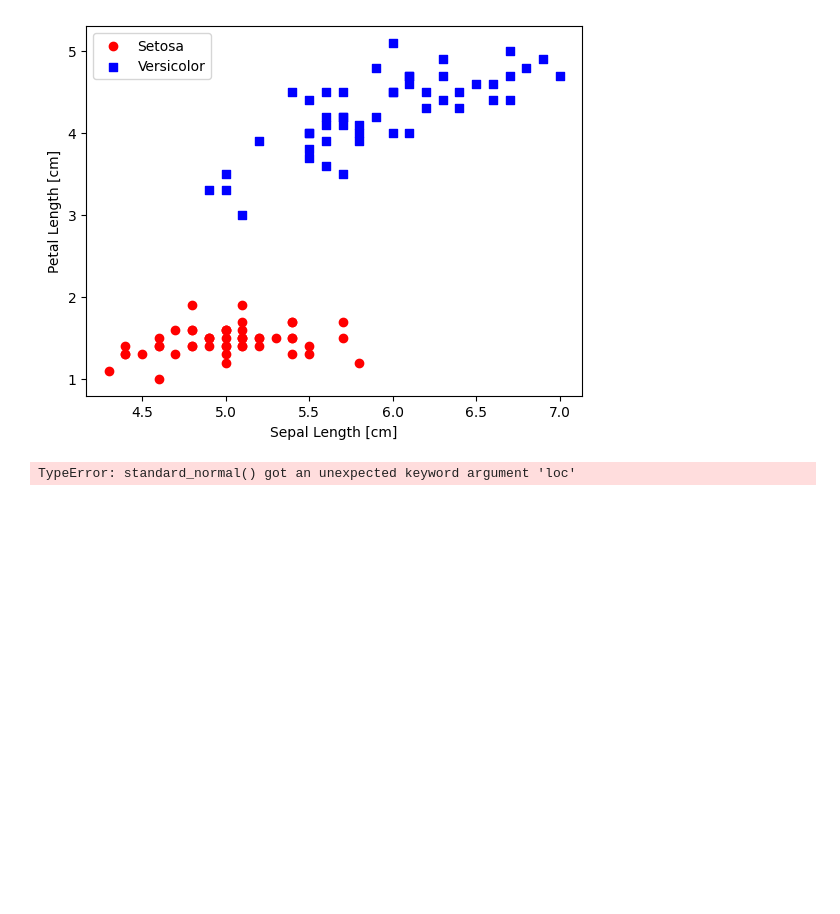
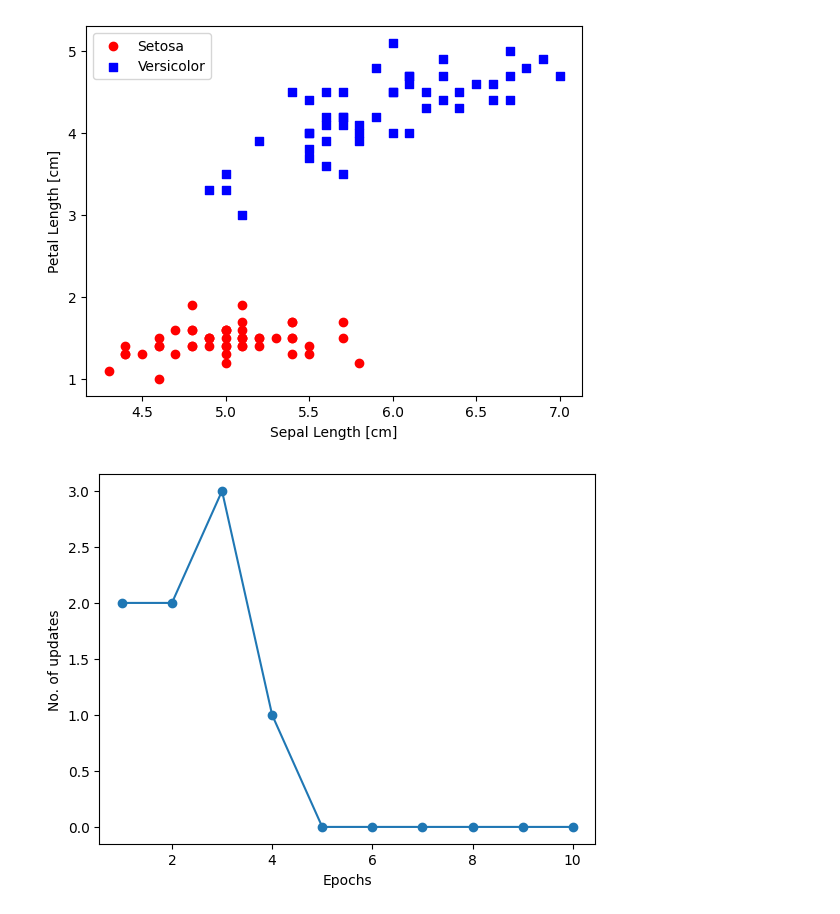
Before and after one commit to isthismanas/Classification_sklearn, a Jupyter notebook: Iris Classifier.ipynb, the cells around one changed output. Saved outputs shown, nothing was run; the diff lists cells and outputs as text; code cells hidden in the pictures; blank space fills up the shorter version.

Commit message:
Fixed the code errors

```diff
--- a/Iris Classifier.ipynb
+++ b/Iris Classifier.ipynb
@@ -80,9 +80,9 @@ plt.show()
 # %%
 ppn = Perceptron(eta = 0.01 , n_iters = 10)
 ppn.fit(x , y)
-plt.plot(1 , len(ppn.errors_)+1 , marker = 'o')
-plt.xlabels('Epochs')
+plt.plot(range(1 , len(ppn.errors_)+1) ,ppn.errors_,  marker = 'o')
+plt.xlabel('Epochs')
 plt.ylabel('No. of updates')
 plt.show()
 # %% [output]
-TypeError: standard_normal() got an unexpected keyword argument 'loc'
+[figure, added]
```
Also changed, not shown: 1 other file.
